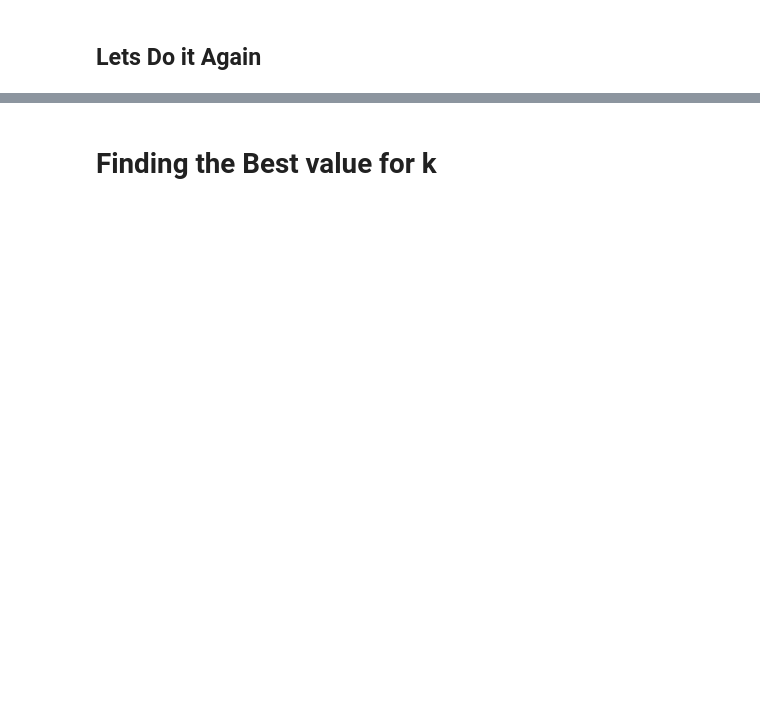
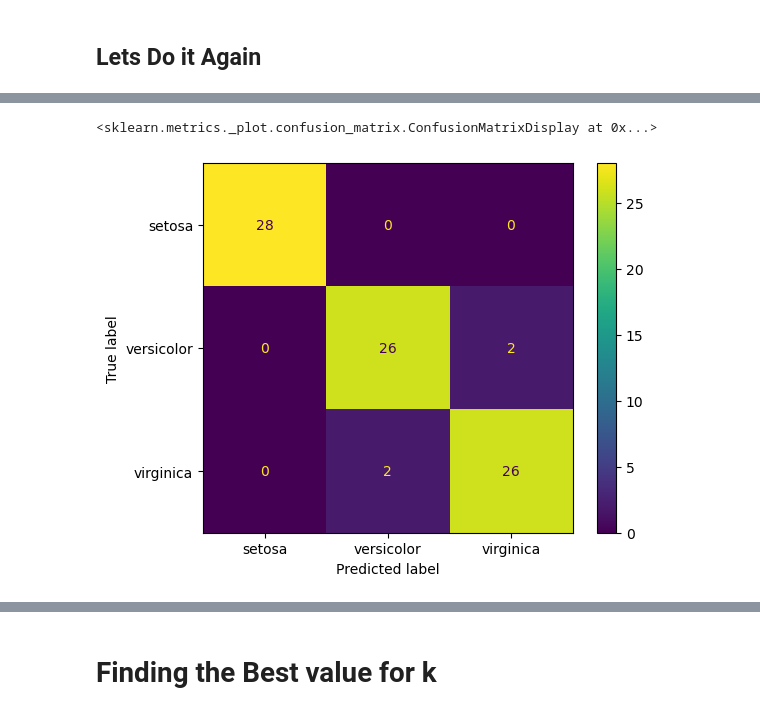
Before and after one commit to CodeupClassroom/quintela-classification-exercises, a Jupyter notebook: knn_lesson.ipynb, the cells around one changed output, grey strips where cells are left out. Saved outputs shown, nothing was run; the diff lists cells and outputs as text; code cells hidden in the pictures; blank space fills up the shorter version.

```diff
--- a/knn_lesson.ipynb
+++ b/knn_lesson.ipynb
@@ -166,7 +287,10 @@ ___
 ## Lets Do it Again
 # %%
 # MAKE THE THING: Create KNN Object
+knn1 = KNeighborsClassifier(n_neighbors=1) #keeping uniform(default) weight
 
 # FIT THE THING: Fit object to training data
+knn1.fit(X_train, y_train)
 
 # USE  THE THING: Make predictions on training data
+y_pred1 = knn1.predict(X_train)
@@ -172,0 +309,5 @@ ___
+# %%
+ConfusionMatrixDisplay.from_estimator(knn1, X_train, y_train)
+# %% [output]
+<sklearn.metrics._plot.confusion_matrix.ConfusionMatrixDisplay at 0x...>
+[figure, added]
```
Also changed, not shown: parts of 33 cells of this notebook.
